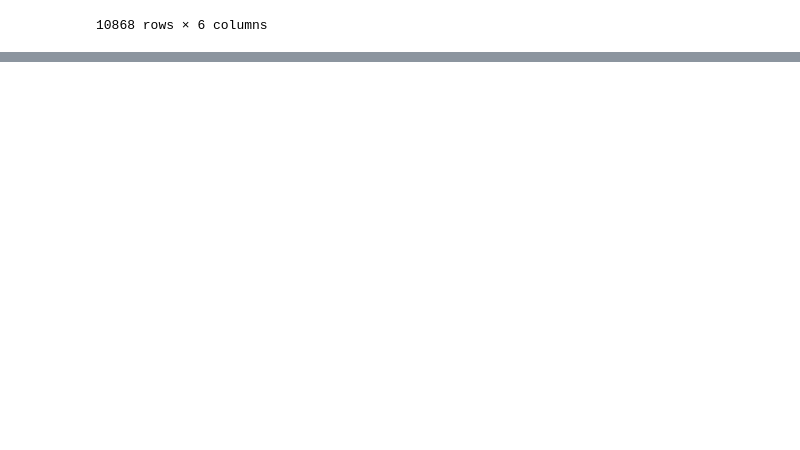
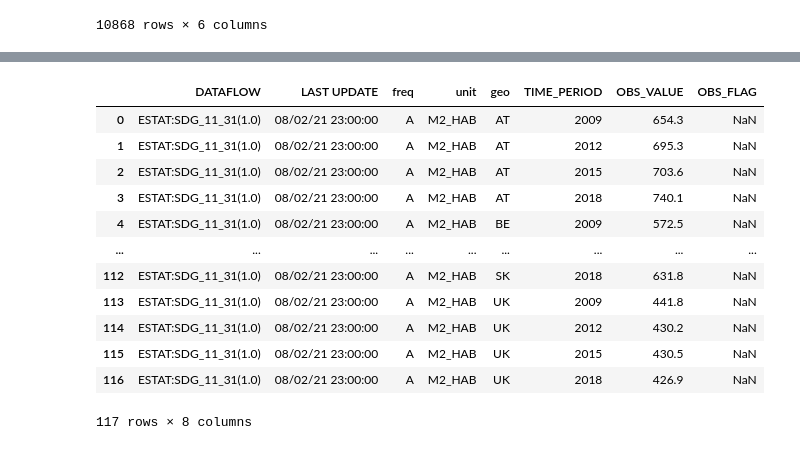
Before and after one commit to NicoHenzel/Project_AppliedStatistics_BA_NH, a Jupyter notebook: references/topic-ideas.ipynb, the cells around one changed output, grey strips where cells are left out. Drawn from its saved outputs; the diff is of its cells as text; code cells hidden in the pictures; blank space fills up the shorter version.

```diff
--- a/references/topic-ideas.ipynb
+++ b/references/topic-ideas.ipynb
@@ -270,0 +300,16 @@ The first overview shows the following:
+# %%
+df_area_top2
+# %% [output]
+|  | DATAFLOW | LAST UPDATE | freq | unit | geo | TIME_PERIOD | OBS_VALUE | OBS_FLAG |
+| 0 | ESTAT:SDG_11_31(1.0) | 08/02/21 23:00:00 | A | M2_HAB | AT | 2009 | 654.3 | NaN |
+| 1 | ESTAT:SDG_11_31(1.0) | 08/02/21 23:00:00 | A | M2_HAB | AT | 2012 | 695.3 | NaN |
+| 2 | ESTAT:SDG_11_31(1.0) | 08/02/21 23:00:00 | A | M2_HAB | AT | 2015 | 703.6 | NaN |
+| 3 | ESTAT:SDG_11_31(1.0) | 08/02/21 23:00:00 | A | M2_HAB | AT | 2018 | 740.1 | NaN |
+| 4 | ESTAT:SDG_11_31(1.0) | 08/02/21 23:00:00 | A | M2_HAB | BE | 2009 | 572.5 | NaN |
+| ... | ... | ... | ... | ... | ... | ... | ... | ... |
+| 112 | ESTAT:SDG_11_31(1.0) | 08/02/21 23:00:00 | A | M2_HAB | SK | 2018 | 631.8 | NaN |
+| 113 | ESTAT:SDG_11_31(1.0) | 08/02/21 23:00:00 | A | M2_HAB | UK | 2009 | 441.8 | NaN |
+| 114 | ESTAT:SDG_11_31(1.0) | 08/02/21 23:00:00 | A | M2_HAB | UK | 2012 | 430.2 | NaN |
+| 115 | ESTAT:SDG_11_31(1.0) | 08/02/21 23:00:00 | A | M2_HAB | UK | 2015 | 430.5 | NaN |
+| 116 | ESTAT:SDG_11_31(1.0) | 08/02/21 23:00:00 | A | M2_HAB | UK | 2018 | 426.9 | NaN |
+117 rows × 8 columns
```
Also changed, not shown: parts of 12 cells of this notebook.
